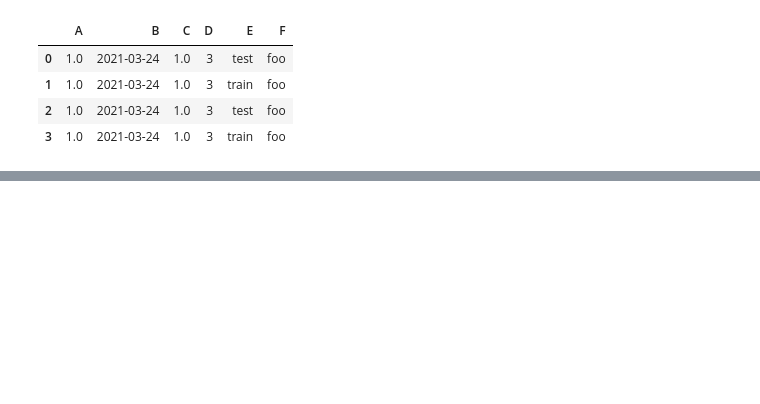
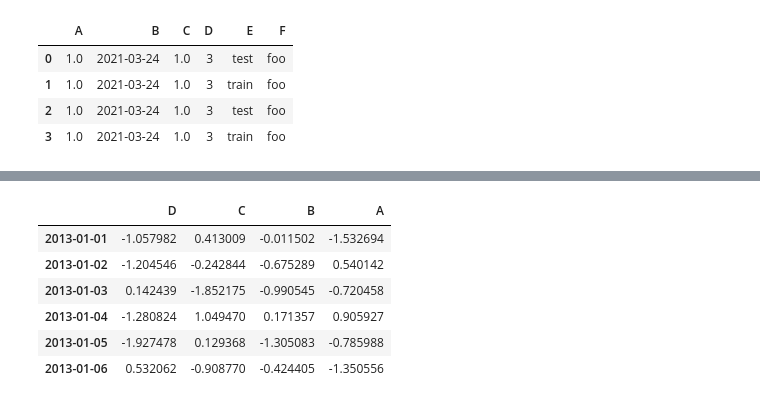
Before and after one commit to tree698/Data-Analysis, a Jupyter notebook: 10 minutes to Pandas.ipynb, the cells around one changed output, grey strips where cells are left out. Cells and saved outputs as stored; diff of their text form; code cells hidden in the pictures; blank space fills up the shorter version.

```diff
--- a/10 minutes to Pandas.ipynb
+++ b/10 minutes to Pandas.ipynb
@@ -54,0 +130,10 @@ df2
+# %%
+df.sort_index(axis=1, ascending=False)
+# %% [output]
+|  | D | C | B | A |
+| 2013-01-01 | -1.057982 | 0.413009 | -0.011502 | -1.532694 |
+| 2013-01-02 | -1.204546 | -0.242844 | -0.675289 | 0.540142 |
+| 2013-01-03 | 0.142439 | -1.852175 | -0.990545 | -0.720458 |
+| 2013-01-04 | -1.280824 | 1.049470 | 0.171357 | 0.905927 |
+| 2013-01-05 | -1.927478 | 0.129368 | -1.305083 | -0.785988 |
+| 2013-01-06 | 0.532062 | -0.908770 | -0.424405 | -1.350556 |
```
Also changed, not shown: parts of 39 cells of this notebook.
